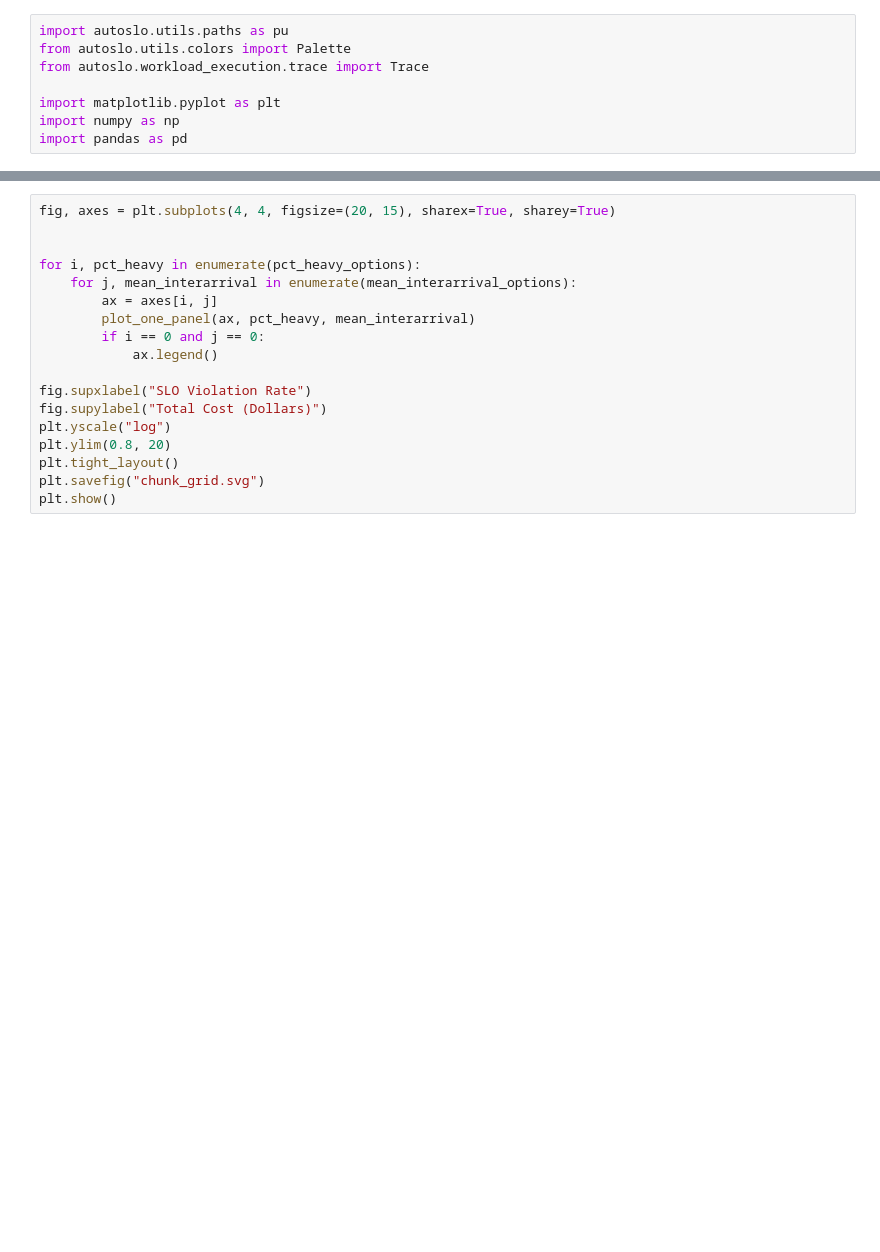
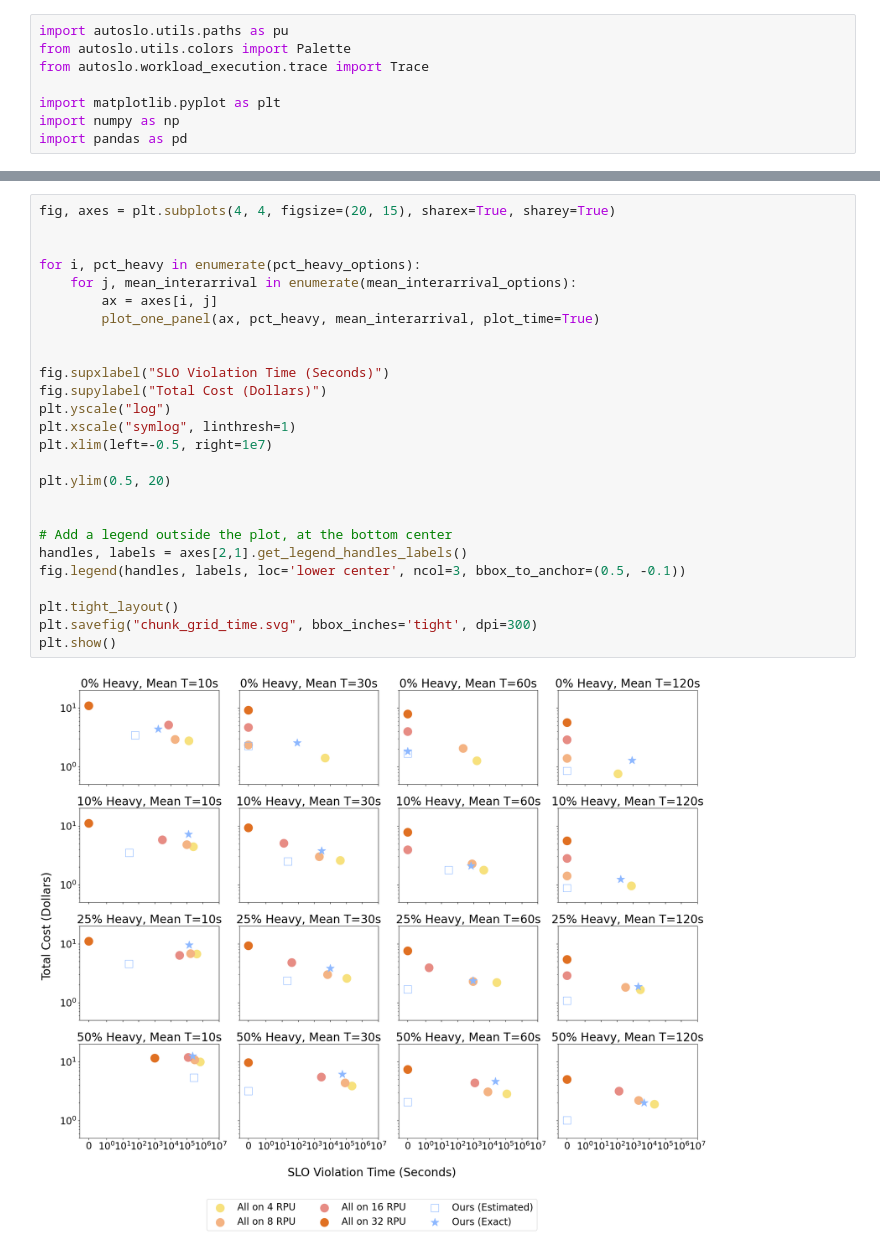
Before and after one commit to mmarkakis/autoslo, a Jupyter notebook: experiments/08_selector_benchmarking/chunk_grid.ipynb, the cells around one changed output, grey strips where cells are left out. Saved outputs shown, nothing was run; the diff lists cells and outputs as text; blank space fills up the shorter version.

```diff
--- a/experiments/08_selector_benchmarking/chunk_grid.ipynb
+++ b/experiments/08_selector_benchmarking/chunk_grid.ipynb
@@ -192,18 +201,28 @@ def plot_one_panel(ax, pct_heavy, mean_interarrival, plot_time=False):
 # %%
 fig, axes = plt.subplots(4, 4, figsize=(20, 15), sharex=True, sharey=True)
 
 
 for i, pct_heavy in enumerate(pct_heavy_options):
     for j, mean_interarrival in enumerate(mean_interarrival_options):
         ax = axes[i, j]
-        plot_one_panel(ax, pct_heavy, mean_interarrival)
-        if i == 0 and j == 0:
-            ax.legend()
+        plot_one_panel(ax, pct_heavy, mean_interarrival, plot_time=True)
 
-fig.supxlabel("SLO Violation Rate")
+
+fig.supxlabel("SLO Violation Time (Seconds)")
 fig.supylabel("Total Cost (Dollars)")
 plt.yscale("log")
-plt.ylim(0.8, 20)
+plt.xscale("symlog", linthresh=1)
+plt.xlim(left=-0.5, right=1e7)
+
+plt.ylim(0.5, 20)
+
+
+# Add a legend outside the plot, at the bottom center
+handles, labels = axes[2,1].get_legend_handles_labels()
+fig.legend(handles, labels, loc='lower center', ncol=3, bbox_to_anchor=(0.5, -0.1))
+
 plt.tight_layout()
-plt.savefig("chunk_grid.svg")
+plt.savefig("chunk_grid_time.svg", bbox_inches='tight', dpi=300)
 plt.show()
+# %% [output]
+[figure, added]
```
Also changed, not shown: parts of 18 cells of this notebook, 11 other files.
